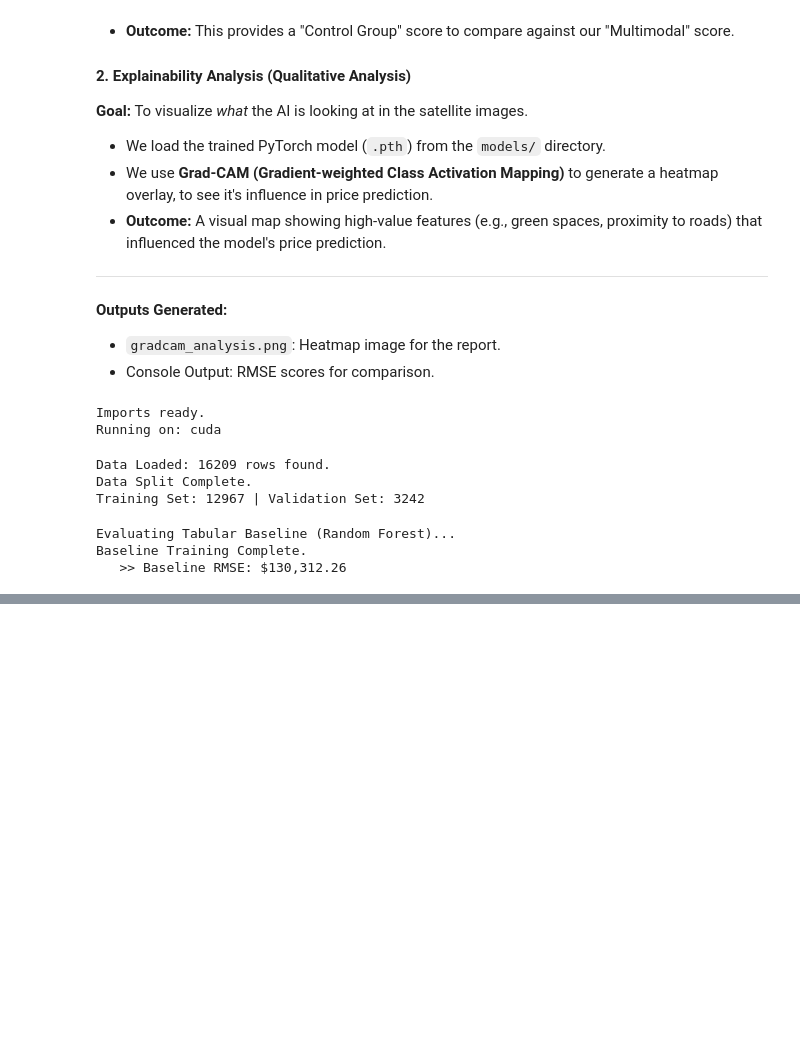
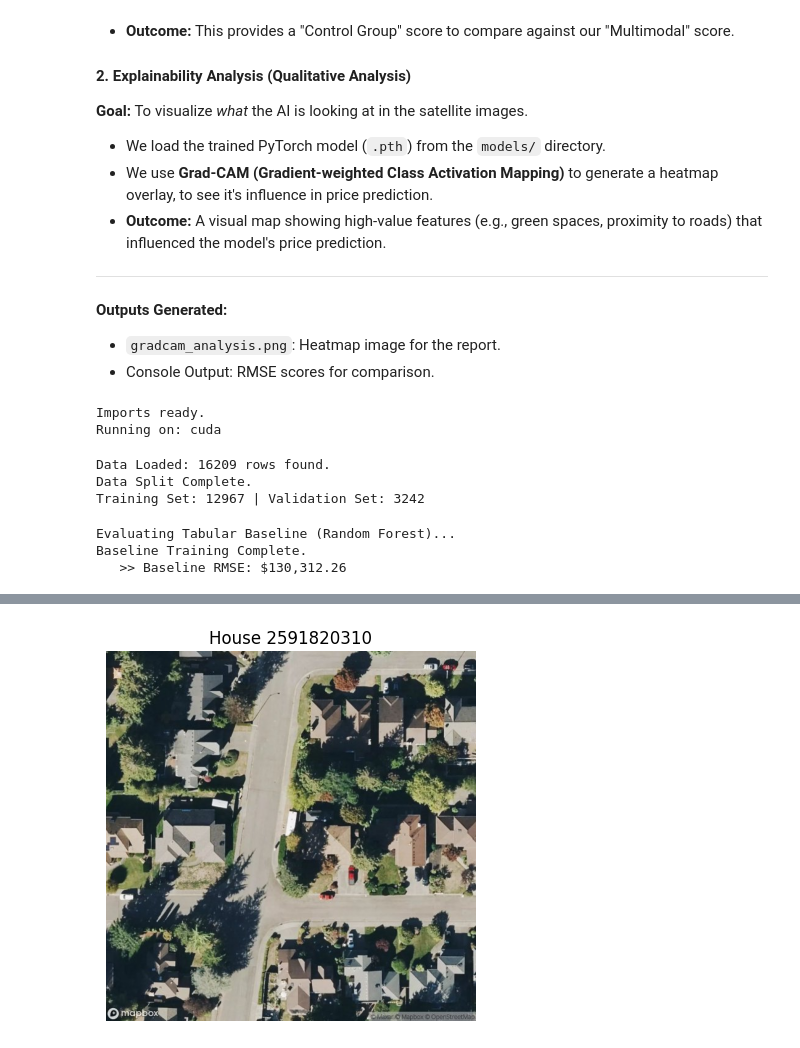
Before and after one commit to MTHC582/Satellite_Imagery_Based_PropValuation, a Jupyter notebook: reports/model_test_results.ipynb, the cells around one changed output, grey strips where cells are left out. Cells and saved outputs as stored; diff of their text form; code cells hidden in the pictures; blank space fills up the shorter version.

```diff
--- a/reports/model_test_results.ipynb
+++ b/reports/model_test_results.ipynb
@@ -367,37 +395,90 @@ RuntimeError: Error(s) in loading state_dict for ValuationModel:
 # %%
 # ==========================================
-# BLOCK 4B: SELECT & PREPROCESS IMAGE
+# BLOCK 4B: SELECT & PREPROCESS IMAGE (ROBUST)
 # ==========================================
 # Purpose: Pick a house and prepare its data for the AI.
+import os
+from PIL import Image
+import torch
+from torchvision import transforms
+import matplotlib.pyplot as plt
+import joblib
+import pandas as pd
 
 print("🖼️ Step 2: Selecting a sample image...")
 
-# 1. Pick a house (First one in validation set)
-# You can change the index [0] to [10], [20] etc. to see different houses!
-sample_row = df.iloc[X_val.index[0]]
-house_id = sample_row['id']
-img_name = f"sat_img_{house_id}.jpg"
+# --- 1. AUTO-FIND IMAGES FOLDER ---
+possible_paths = ["data/images", "../data/images", "../../data/images", "images"]
+IMG_DIR = None
+
+for path in possible_paths:
+    if os.path.exists(path) and os.path.isdir(path):
+        # Check if it actually contains jpg files
+        if any(f.endswith('.jpg') for f in os.listdir(path)):
+            IMG_DIR = path
+            print(f"✅ Found Image Folder at: {IMG_DIR}")
+            break
+
+if IMG_DIR is None:
+    raise FileNotFoundError("CRITICAL: Could not find 'data/images' folder! Please check your path.")
+
+# --- 2. LOAD DATA & PICK HOUSE ---
+# We need to grab a valid ID from the test or train set
+# Try loading test_cleaned.csv to get a valid ID
+csv_path = "data/test_cleaned.csv" if os.path.exists("data/test_cleaned.csv") else "../data/test_cleaned.csv"
+try:
+    df_temp = pd.read_csv(csv_path)
+    # Pick the first row
+    sample_row = df_temp.iloc[0]
+    house_id = str(sample_row['id'])
+except:
+    # Fallback if CSV fails: Just grab the first JPG in the folder
+    first_img = [f for f in os.listdir(IMG_DIR) if f.endswith('.jpg')][0]
+    house_id = first_img.replace(".jpg", "")
+    print(f"⚠️ CSV load failed. Using first image found: {house_id}")
+
+# --- 3. LOAD IMAGE ---
+img_name = f"{house_id}.jpg"
 img_path = os.path.join(IMG_DIR, img_name)
 
 if not os.path.exists(img_path):
-    raise FileNotFoundError(f"Image {img_name} not found! Check your folder.")
+    raise FileNotFoundError(f"Image {img_name} not found in {IMG_DIR}")
 
-# 2. Preprocess the Image
+# --- 4. PREPROCESS ---
 pil_img = Image.open(img_path).convert('RGB')
 
-# Same transforms as used in training
 transform = transforms.Compose([
     transforms.Resize((224, 224)),
     transforms.ToTensor(),
     transforms.Normalize([0.485, 0.456, 0.406], [0.229, 0.224, 0.225])
 ])
 
-# Create Tensors
+# Load Scaler
+scaler_path = "models/scaler.pkl" if os.path.exists("models/scaler.pkl") else "../models/scaler.pkl"
+scaler = joblib.load(scaler_path)
+
+# Prepare Features
+feature_cols = [
+    "bedrooms", "bathrooms", "sqft_living", "sqft_lot", "floors",
+    "waterfront", "view", "condition", "grade", "sqft_above",
+    "sqft_basement", "yr_built", "yr_renovated", "sqft_living15",
+    "sqft_lot15", "lat", "long"
+]
+
+# Handle case where we used fallback (no CSV row)
+if 'sample_row' in locals():
+    row_data = sample_row[feature_cols].values.reshape(1, -1)
+    row_scaled = scaler.transform(row_data)
+    input_tab = torch.tensor(row_scaled, dtype=torch.float32).to(DEVICE)
+else:
+    # Dummy data if we only found an image (prevents crash)
+    input_tab = torch.zeros(1, 17).to(DEVICE)
+
 input_img = transform(pil_img).unsqueeze(0).to(DEVICE)
-input_tab = torch.tensor(sample_row[features].values.astype('float32')).unsqueeze(0).to(DEVICE)
 
 print(f"✅ Loaded House ID: {house_id}")
 plt.imshow(pil_img)
-plt.title("Original Satellite Image")
+plt.title(f"House {house_id}")
 plt.axis('off')
 plt.show()
+# %% [output]
@@ -404,3 +488,4 @@ plt.show()
+[figure, added]
 # %%
 # ==========================================
 # BLOCK 4C: GENERATE GRAD-CAM & SAVE
```
Also changed, not shown: parts of 5 cells of this notebook, 1 other file.
